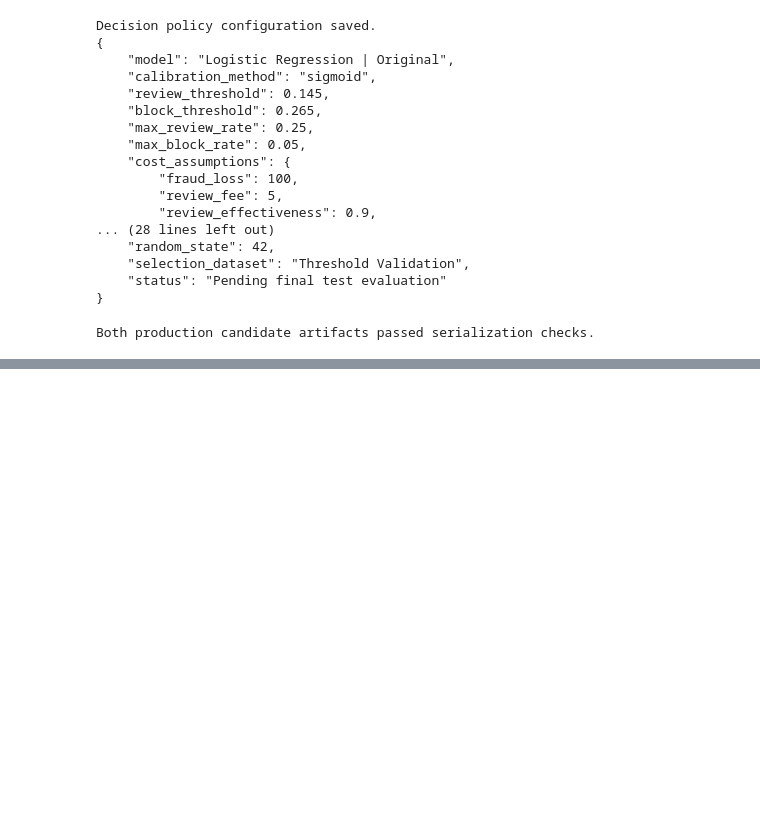
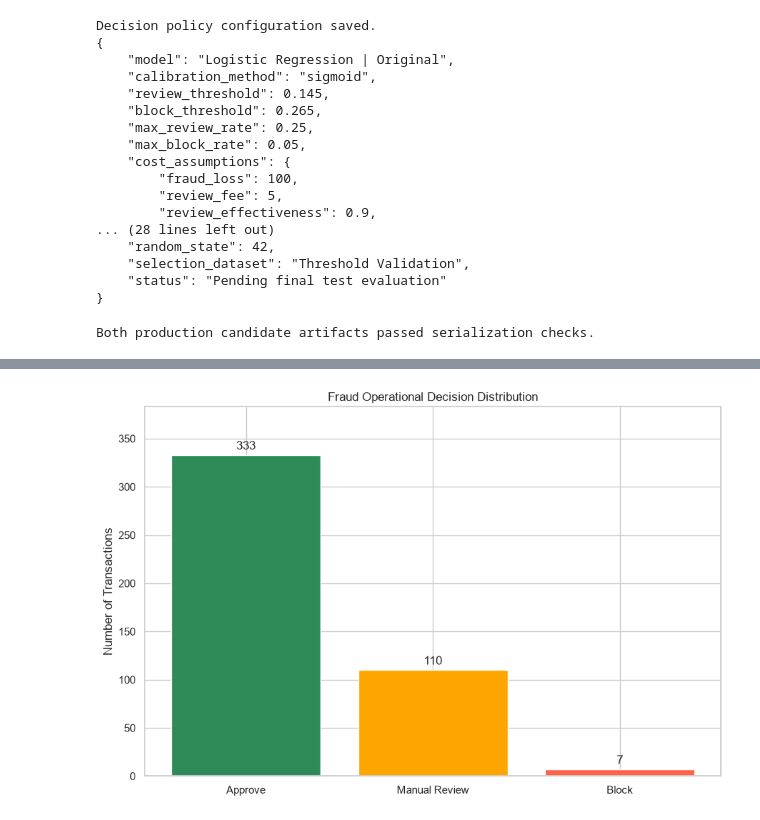
Before and after one commit to Charith-01/fraud-risk-intelligence-engine, a Jupyter notebook: 01_fraud_risk_analysis.ipynb, the cells around one changed output, grey strips where cells are left out. Saved outputs shown, nothing was run; the diff lists cells and outputs as text; code cells hidden in the pictures; blank space fills up the shorter version.

Commit message:
feat: implement fraud decision engine and operations simulation

```diff
--- a/01_fraud_risk_analysis.ipynb
+++ b/01_fraud_risk_analysis.ipynb
@@ -5188,0 +5799,34 @@ Both production candidate artifacts passed serialization checks.
+# %%
+fig, ax = plt.subplots(figsize=(9, 6))
+
+bars = ax.bar(
+    decision_distribution.index,
+    decision_distribution["transactions"],
+    color=[
+        "seagreen",
+        "orange",
+        "tomato"
+    ]
+)
+
+ax.bar_label(bars, padding=3)
+
+ax.set_title("Fraud Operational Decision Distribution")
+ax.set_ylabel("Number of Transactions")
+
+ax.set_ylim(
+    0,
+    decision_distribution["transactions"].max() * 1.15
+)
+
+plt.tight_layout()
+
+plt.savefig(
+    FIGURES_DIR / "operational_decision_distribution.png",
+    dpi=300,
+    bbox_inches="tight"
+)
+
+plt.show()
+# %% [output]
+[figure, added]
```
Also changed, not shown: parts of 16 cells of this notebook, 7 other files.
